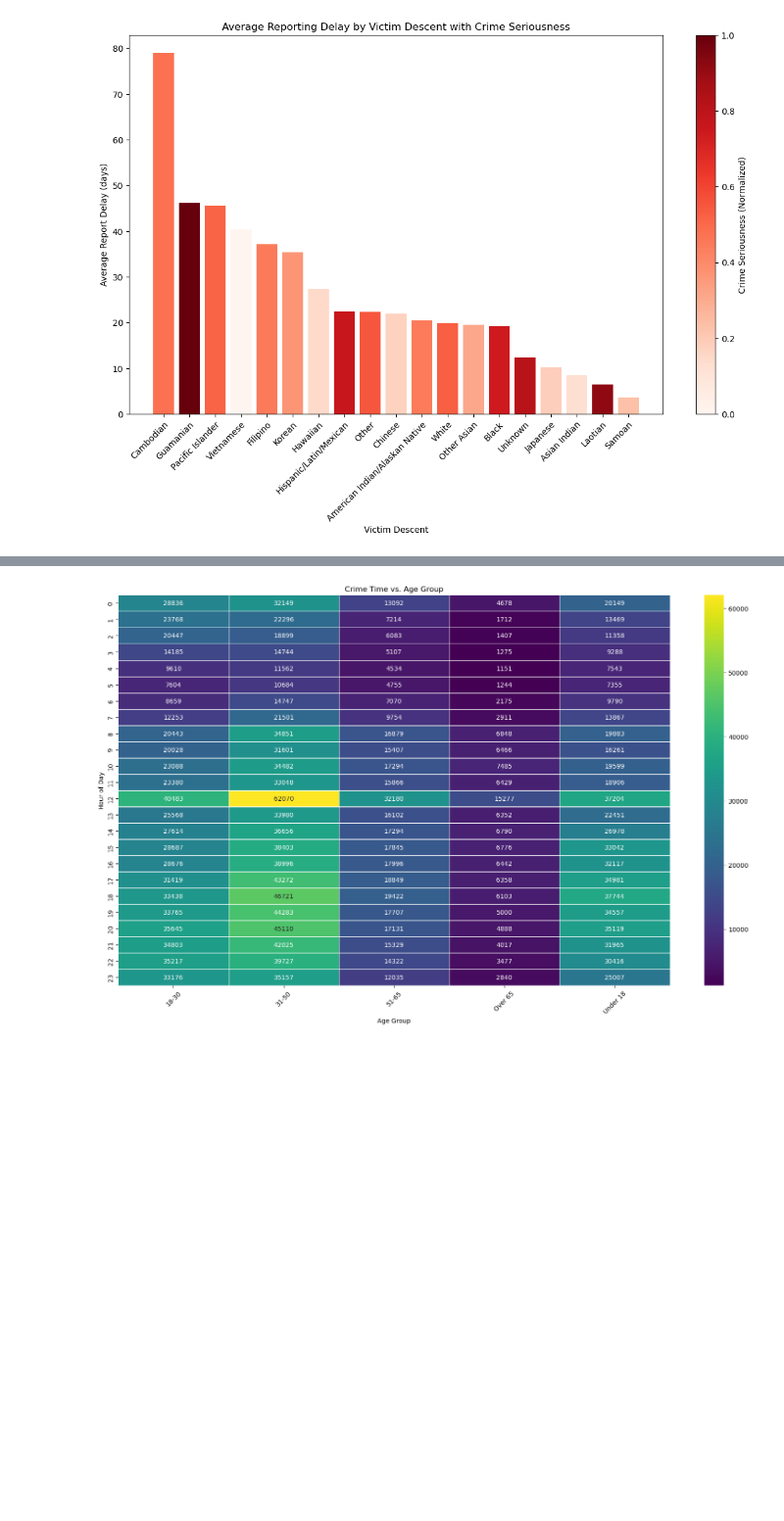
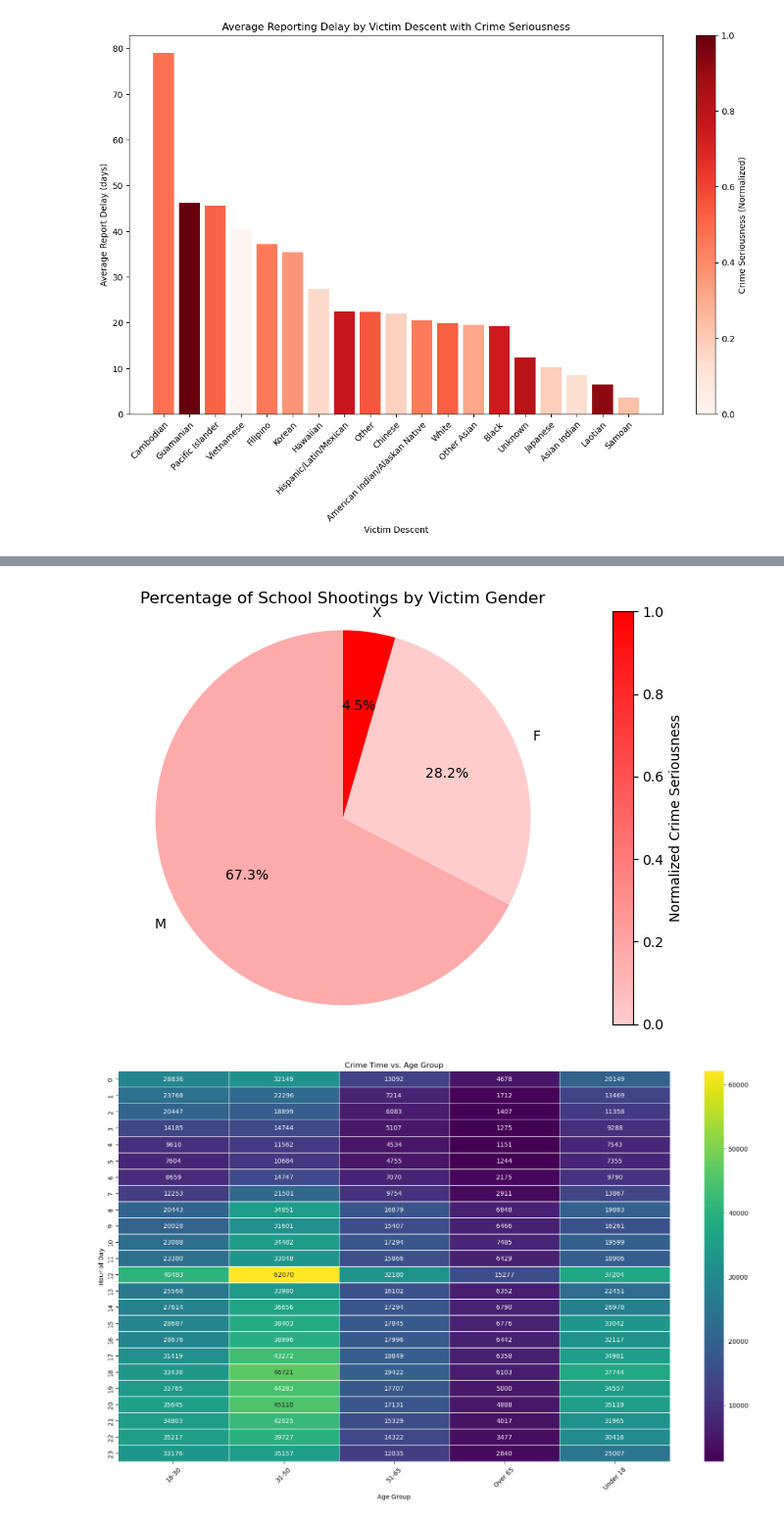
Before and after one commit to Odysseas-Stefanakis/UCalgary_Research_Odysseas, a Jupyter notebook: LA_Crime_Data.ipynb, the cells around one changed output, grey strips where cells are left out. Shown at 98% size. Saved outputs shown, nothing was run; the diff lists cells and outputs as text; code cells hidden in the pictures; blank space fills up the shorter version.

```diff
--- a/LA_Crime_Data.ipynb
+++ b/LA_Crime_Data.ipynb
@@ -414,3 +479,54 @@ plt.show()
+# %%
+import matplotlib.pyplot as plt
+import pandas as pd
+from matplotlib.colors import LinearSegmentedColormap
+from matplotlib.cm import ScalarMappable
+
+# Filter for incidents likely to be school shootings involving firearms
+school_shootings = la_crime_data_2010_to_2021_sorted[
+    la_crime_data_2010_to_2021_sorted['Premis Desc'].str.contains('SCHOOL', na=False) &
+    la_crime_data_2010_to_2021_sorted['Weapon Desc'].str.contains('GUN|FIREARM|RIFLE|PISTOL', na=False, case=False)
+]
+
+# Filtering for defined genders 'M', 'F', 'X' (adjust as necessary)
+valid_genders = ['M', 'F', 'X']
+filtered_data = school_shootings[school_shootings['Vict Sex'].isin(valid_genders)]
+
+# Grouping data by gender and calculating average crime code for normalization
+stats_by_gender = filtered_data.groupby('Vict Sex').agg({
+    'Crm Cd': 'mean'  # Calculate the average crime code (severity of crime)
+}).reset_index()
+
+# Normalizing the severity
+stats_by_gender['Normalized Crime Seriousness'] = (stats_by_gender['Crm Cd'] - stats_by_gender['Crm Cd'].min()) / (stats_by_gender['Crm Cd'].max() - stats_by_gender['Crm Cd'].min())
+
+# Mapping the normalized values to the respective genders for the pie chart
+normalized_severity = stats_by_gender.set_index('Vict Sex')['Normalized Crime Seriousness']
+
+# Create a colormap from light red to dark red
+cmap = LinearSegmentedColormap.from_list("severity", ["#ffcccc", "#ff0000"])
+norm = plt.Normalize(min(normalized_severity), max(normalized_severity))
+
+# Creating the pie chart
+fig, ax = plt.subplots()
+colors = [cmap(norm(value)) for value in normalized_severity]
+wedges, texts, autotexts = ax.pie(filtered_data['Vict Sex'].value_counts(), labels=filtered_data['Vict Sex'].value_counts().index, autopct='%1.1f%%', startangle=90, colors=colors)
+
+# Add a colorbar for visual reference of severity
+sm = ScalarMappable(cmap=cmap, norm=norm)
+sm.set_array([])
+cbar = fig.colorbar(sm, ax=ax, orientation='vertical')
+cbar.set_label('Normalized Crime Seriousness')
+
+# Equal aspect ratio ensures that pie is drawn as a circle
+ax.axis('equal')
+
+# Title and visual layout adjustments
+plt.title('Percentage of School Shootings by Victim Gender')
+plt.tight_layout()
+plt.show()
+# %% [output]
+[figure, added]
 # %%
 import pandas as pd
 import matplotlib.pyplot as plt
```
Also changed, not shown: parts of 4 cells of this notebook.
